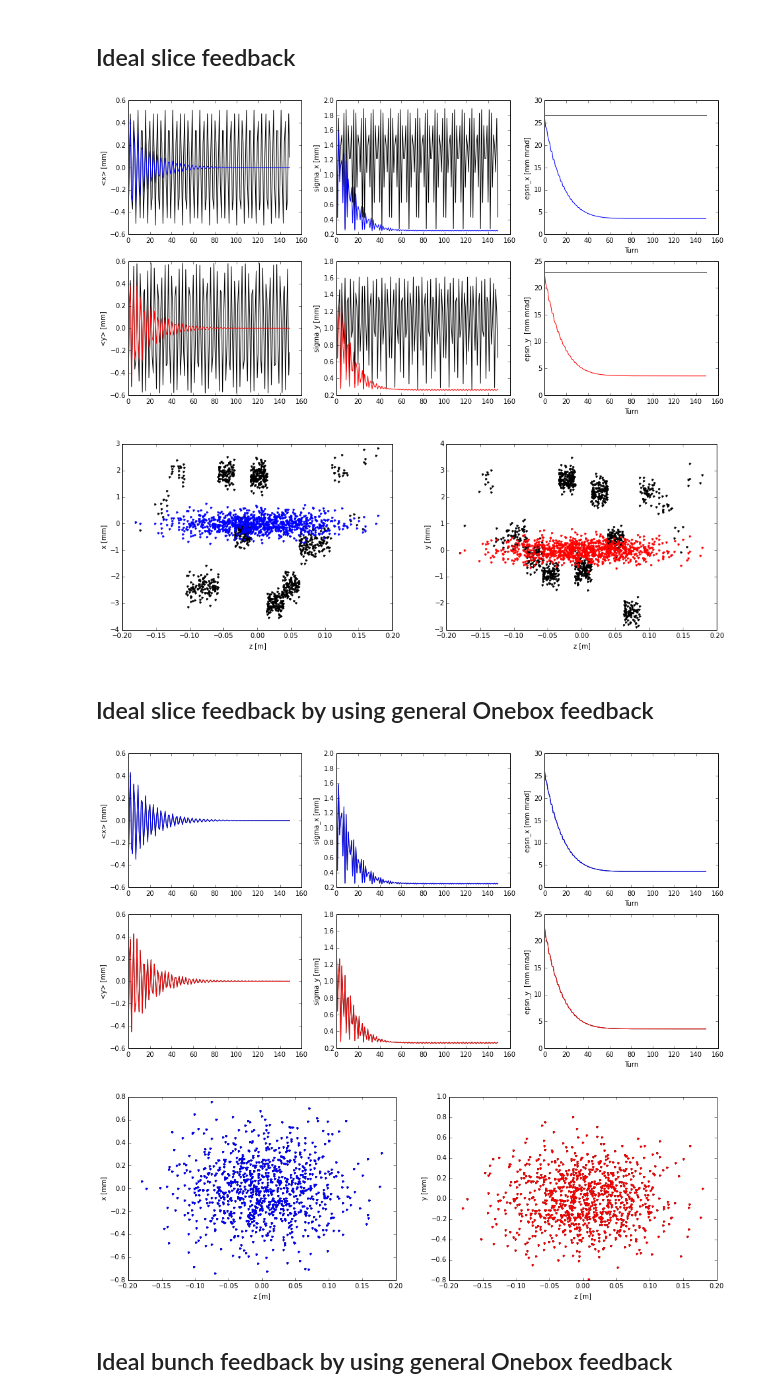
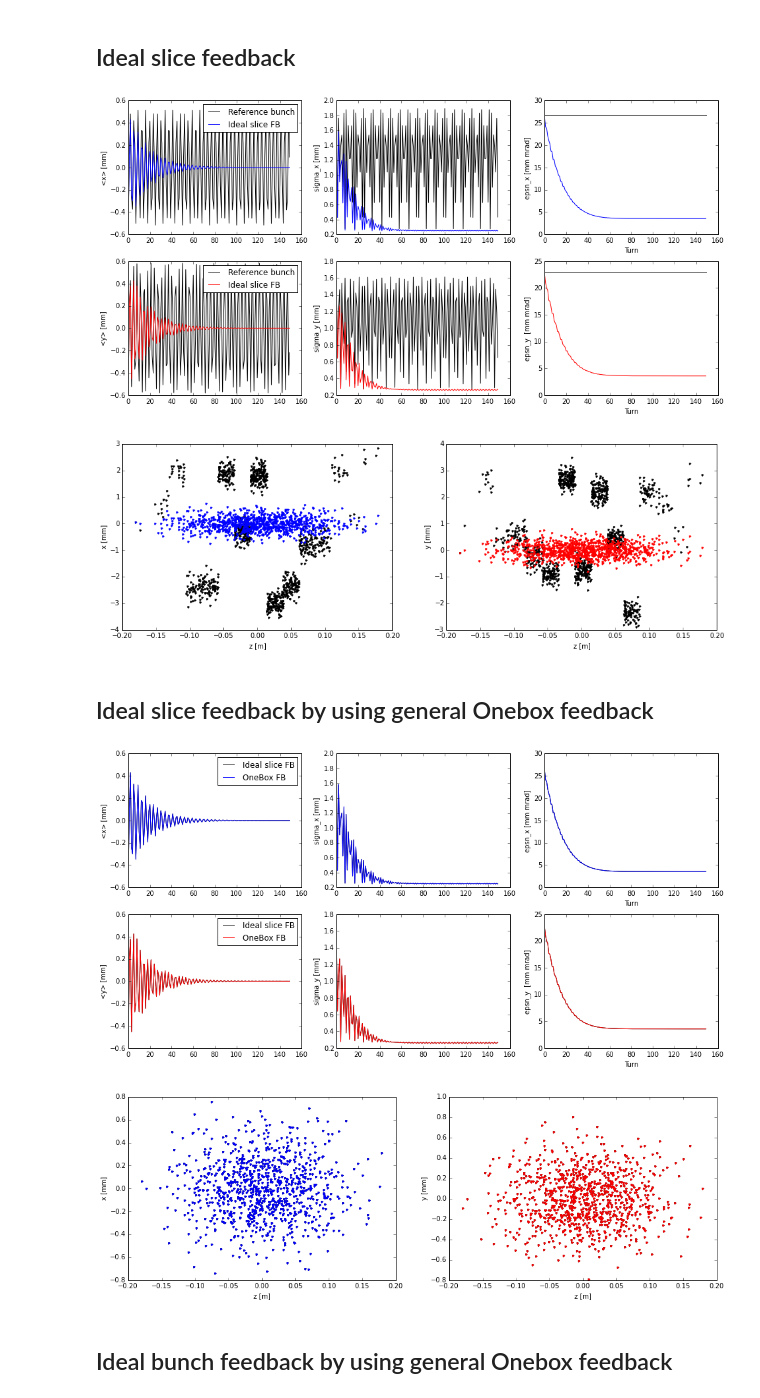
Before and after one commit to jkomppula/PyHEADTAIL_feedback, a Jupyter notebook: interactive-tests/onebox_feedback.ipynb, the cells around one changed output. Saved outputs shown, nothing was run; the diff lists cells and outputs as text; code cells hidden in the pictures.

```diff
--- a/interactive-tests/onebox_feedback.ipynb
+++ b/interactive-tests/onebox_feedback.ipynb
@@ -106,13 +106,15 @@ class BunchDump(object):
         self.epsn_y = np.append(self.epsn_y,[self.bunch.epsn_y()])
         self.epsn_z = np.append(self.epsn_z,[self.bunch.epsn_z()])
 # %%
-def compare_bunch_dumps(dump_0,dump_1):
+def compare_traces(dump_0,dump_1,label_1,label_2):
     fig = plt.figure(figsize=(16, 8))
     ax_x_mean = fig.add_subplot(231)
     ax_x_sigma = fig.add_subplot(232)
     ax_x_epsn = fig.add_subplot(233)
 
-    ax_x_mean.plot(dump_0.turn, dump_0.mean_x*1000,'k-',dump_1.turn, dump_1.mean_x*1000,'b-')
+    ax_x_mean.plot(dump_0.turn, dump_0.mean_x*1000,'k-', label=label_1)
+    ax_x_mean.plot(dump_1.turn, dump_1.mean_x*1000,'b-', label=label_2)
+    ax_x_mean.legend(loc='upper right')
     ax_x_mean.set_ylabel('<x> [mm]')
     ax_x_mean.ticklabel_format(useOffset=False)
 
@@ -129,8 +131,9 @@ def compare_bunch_dumps(dump_0,dump_1):
     ax_y_sigma = fig.add_subplot(235)
     ax_y_epsn = fig.add_subplot(236)
 
-
-    ax_y_mean.plot(dump_0.turn, dump_0.mean_y*1000,'k-',dump_1.turn, dump_1.mean_y*1000,'r-')
+    ax_y_mean.plot(dump_0.turn, dump_0.mean_y*1000,'k-', label=label_1)
+    ax_y_mean.plot(dump_1.turn, dump_1.mean_y*1000,'r-', label=label_2)
+    ax_y_mean.legend(loc='upper right')
     ax_y_mean.set_ylabel('<y> [mm]')
     ax_y_mean.ticklabel_format(useOffset=False)
 
@@ -247,29 +253,29 @@ total_map_FB = [i for i in trans_map] + [long_map] + [feedback_map]
 
 track(n_turns, bunch_ideal_slice_FB,total_map_FB,dump_ideal_slice_FB)
 
-compare_bunch_dumps(dump_ref,dump_ideal_slice_FB)
+compare_traces(dump_ref,dump_ideal_slice_FB, 'Reference bunch', 'Ideal slice FB')
 plot_projections( bunch_0, bunch_ideal_slice_FB)
 # %% [output]
-[figure, old version]
+[figure, new version]
 [figure]
 # %% [markdown]
 ## Ideal slice feedback by using general Onebox feedback
 # %%
 bunch_FB = copy.deepcopy(bunch_ref)
 dump_FB = BunchDump(bunch_FB)
 
 signal_processors_x = [IdealSlice()]
 signal_processors_y = [IdealSlice()]
 
 feedback_map = OneboxFeedback(feedback_gain,slicer,signal_processors_x,signal_processors_y)
 total_map_FB = [i for i in trans_map] + [long_map] + [feedback_map]
 
 track(n_turns, bunch_FB,total_map_FB,dump_FB)
 
-compare_bunch_dumps(dump_ideal_slice_FB,dump_FB)
+compare_traces(dump_ideal_slice_FB,dump_FB, 'Ideal slice FB', 'OneBox FB')
 plot_projections( bunch_ideal_slice_FB, bunch_FB)
 # %% [output]
-[figure, old version]
+[figure, new version]
 [figure]
 # %% [markdown]
 ## Ideal bunch feedback by using general Onebox feedback
```
Also changed, not shown: parts of 3 cells of this notebook, 5 other files.
